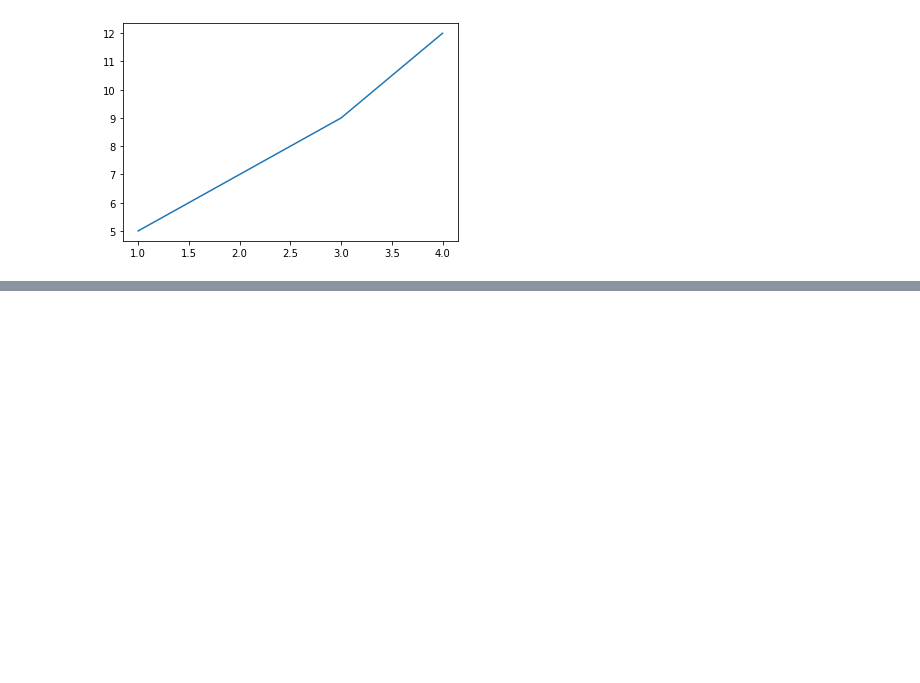
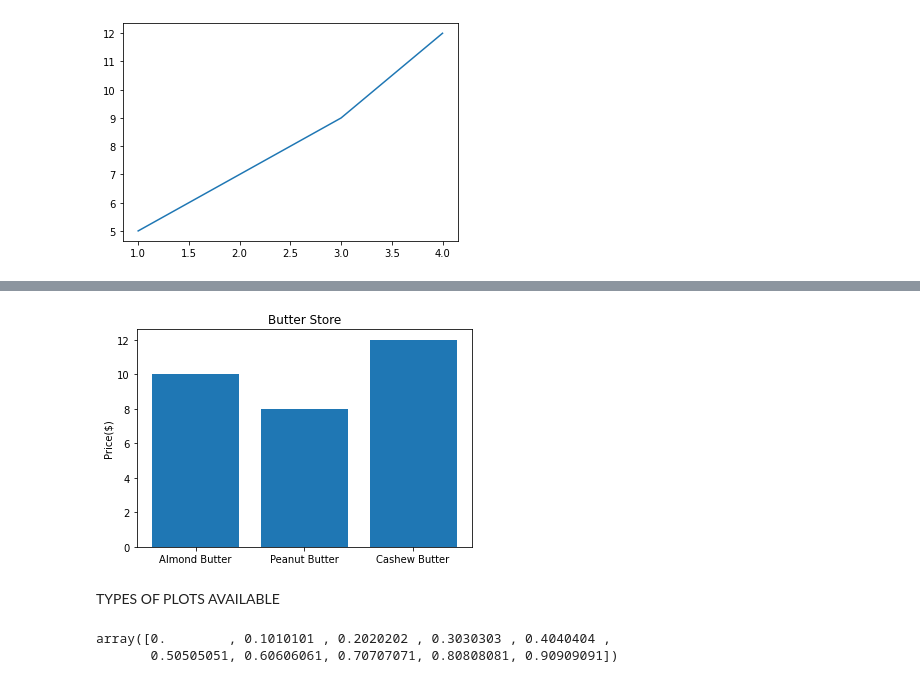
Before and after one commit to necromancer143/project, a Jupyter notebook: Pratyush/Untitled0.ipynb, the cells around one changed output, grey strips where cells are left out. Drawn from its saved outputs; the diff is of its cells as text; code cells hidden in the pictures; blank space fills up the shorter version.

```diff
--- a/Pratyush/Untitled0.ipynb
+++ b/Pratyush/Untitled0.ipynb
@@ -451,0 +457,21 @@ ax.set(title = "Simple Plot",
+# %%
+#Make a plot for dictionary
+nut_butter_prices = {"Almond Butter":10,
+                     "Peanut Butter":8,
+                     "Cashew Butter":12}
+fig, ax = plt.subplots()
+ax.bar(nut_butter_prices.keys(), nut_butter_prices.values())
+ax.set(title="Butter Store",
+       ylabel="Price($)");
+# %% [output]
+[figure, added]
+# %% [markdown]
+TYPES OF PLOTS AVAILABLE
+# %%
+import numpy as np
+#Linespace - Use to provide equally spaced Samples
+x= np.linspace(0,10,100)
+x[:10]
+# %% [output]
+array([0.        , 0.1010101 , 0.2020202 , 0.3030303 , 0.4040404 ,
+       0.50505051, 0.60606061, 0.70707071, 0.80808081, 0.90909091])
```
Also changed, not shown: parts of 4 cells of this notebook.
